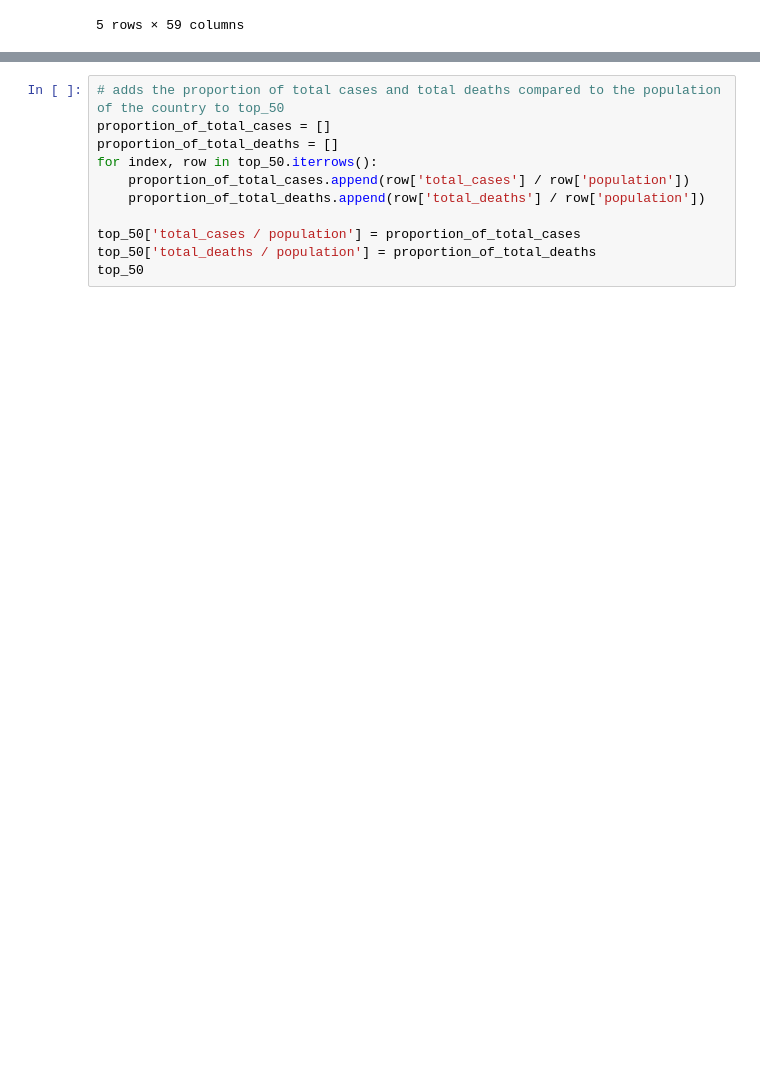
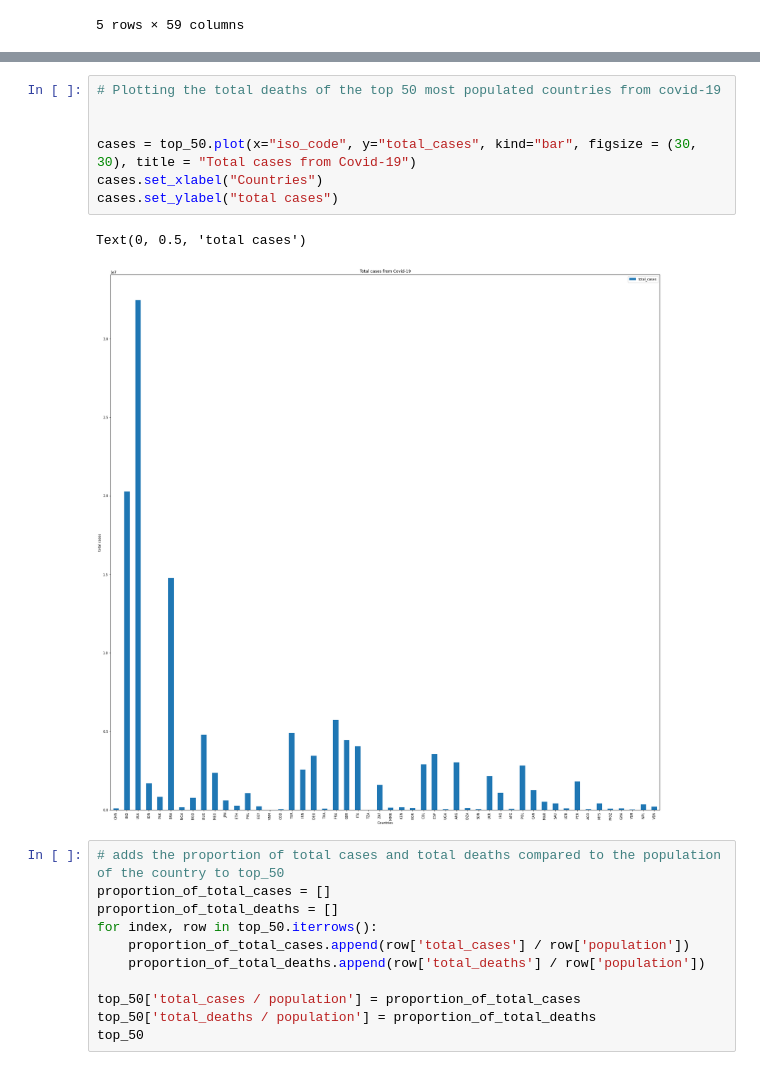
Before and after one commit to JonathanPro2/FinalProject320-, a Jupyter notebook: Final_Tutorial_320 .ipynb, the cells around one changed output, grey strips where cells are left out. Cells and saved outputs as stored; diff of their text form; blank space fills up the shorter version.

```diff
--- a/Final_Tutorial_320 .ipynb
+++ b/Final_Tutorial_320 .ipynb
@@ -114,3 +123,13 @@ top_50
+# %%
+# Plotting the total deaths of the top 50 most populated countries from covid-19
+
+
+cases = top_50.plot(x="iso_code", y="total_cases", kind="bar", figsize = (30, 30), title = "Total cases from Covid-19")
+cases.set_xlabel("Countries")
+cases.set_ylabel("total cases")
+# %% [output]
+Text(0, 0.5, 'total cases')
+[figure, added]
 # %%
 # adds the proportion of total cases and total deaths compared to the population of the country to top_50
 proportion_of_total_cases = []
```
Also changed, not shown: parts of 3 cells of this notebook.
